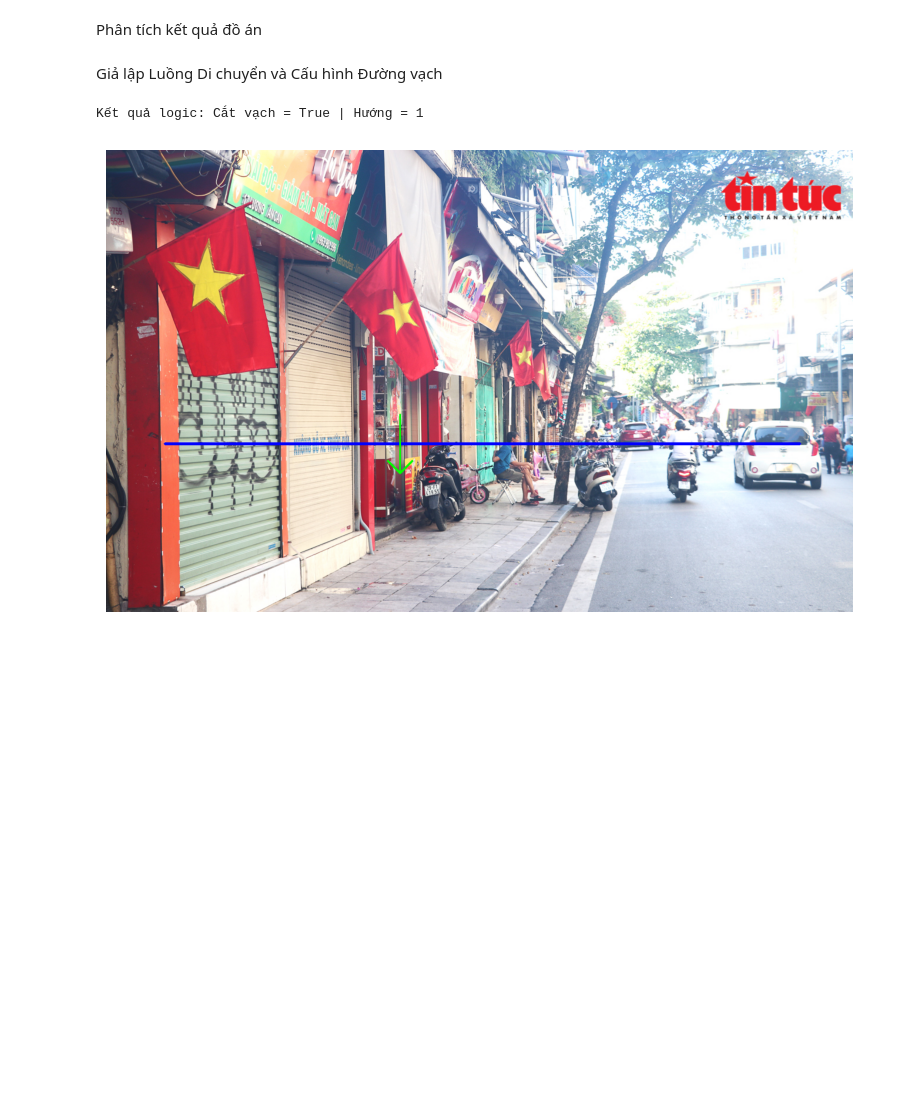
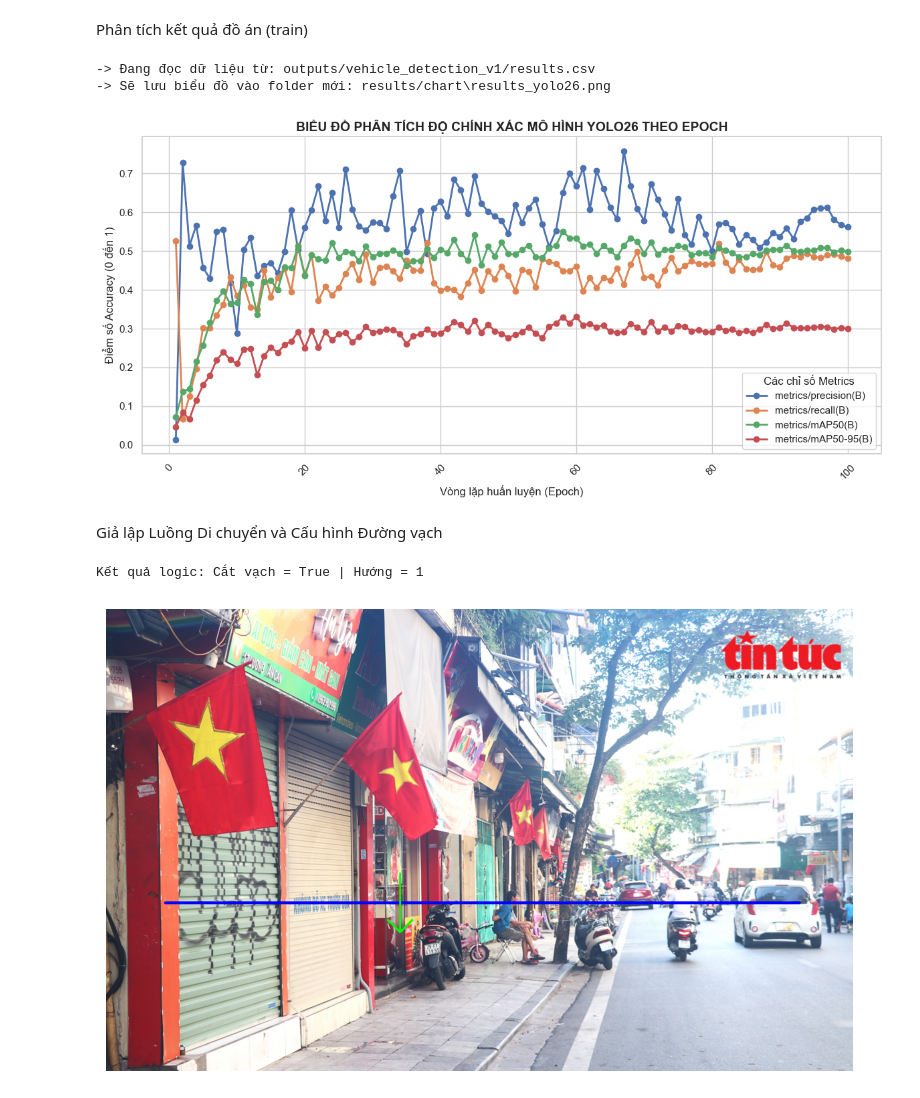
Before and after one commit to nguyenhoangkhang-2010/vehicle-detection-model, a Jupyter notebook: notebooks/visualize_data.ipynb, the cells around one changed output. Saved outputs shown, nothing was run; the diff lists cells and outputs as text; code cells hidden in the pictures; blank space fills up the shorter version.

Commit message:
updated visualize and gitignore

```diff
--- a/notebooks/visualize_data.ipynb
+++ b/notebooks/visualize_data.ipynb
@@ -1,27 +1,53 @@
 # %% [markdown]
-Phân tích kết quả đồ án
+Phân tích kết quả đồ án (train)
+# %%
+import os
+
+if os.path.exists('outputs/vehicle_detection_v1'):
+    csv_path = 'outputs/vehicle_detection_v1/results.csv'
+    output_dir = 'results/chart'
+else:
+    csv_path = '../results/results.csv'
+    output_dir = '../results/chart'
+
+os.makedirs(output_dir, exist_ok=True)
+
+png_path = os.path.join(output_dir, 'results_yolo26.png')
+
+print(f"-> Đang đọc dữ liệu từ: {csv_path}")
+print(f"-> Sẽ lưu biểu đồ vào folder mới: {png_path}")
+# %% [output]
+-> Đang đọc dữ liệu từ: outputs/vehicle_detection_v1/results.csv
+-> Sẽ lưu biểu đồ vào folder mới: results/chart\results_yolo26.png
 # %%
 import pandas as pd
 import matplotlib.pyplot as plt
 import seaborn as sns
 
-df_density = pd.read_csv('../results/traffic_density_analysis.csv', index_index='Time_Slot')
+df_yolo = pd.read_csv(csv_path, index_col='epoch')
+
+df_yolo.columns = df_yolo.columns.str.strip()
+
+selected_metrics = ['metrics/precision(B)', 'metrics/recall(B)', 'metrics/mAP50(B)', 'metrics/mAP50-95(B)']
+df_plot = df_yolo[selected_metrics]
 
 plt.figure(figsize=(12, 6))
 sns.set_theme(style="whitegrid")
 
-for column in df_density.columns:
-    plt.plot(df_density.index, df_density[column], marker='o', label=column, linewidth=2)
+for column in df_plot.columns:
+    plt.plot(df_plot.index, df_plot[column], marker='o', label=column, linewidth=2)
 
-plt.title("BIỂU ĐỒ PHÂN TÍCH TẦN SUẤT LƯU LƯỢNG PHƯƠNG TIỆN THEO THỜI GIAN", fontsize=14, fontweight='bold')
-plt.xlabel("Mốc thời gian phân tích (Phút)", fontsize=12)
-plt.ylabel("Số lượng phương tiện lưu thông / Phút", fontsize=12)
+plt.title("BIỂU ĐỒ PHÂN TÍCH ĐỘ CHÍNH XÁC MÔ HÌNH YOLO26 THEO EPOCH", fontsize=14, fontweight='bold')
+plt.xlabel("Vòng lặp huấn luyện (Epoch)", fontsize=12)
+plt.ylabel("Điểm số Accuracy (0 đến 1)", fontsize=12)
 plt.xticks(rotation=45)
-plt.legend(title="Phân loại xe")
+plt.legend(title="Các chỉ số Metrics")
 plt.tight_layout()
 
-plt.savefig('../results/traffic_frequency_chart.png', dpi=300)
+plt.savefig(png_path, dpi=300)
 plt.show()
+# %% [output]
+[figure, added]
 # %% [markdown]
 Giả lập Luồng Di chuyển và Cấu hình Đường vạch
 # %%
```
Also changed, not shown: 1 other file.
